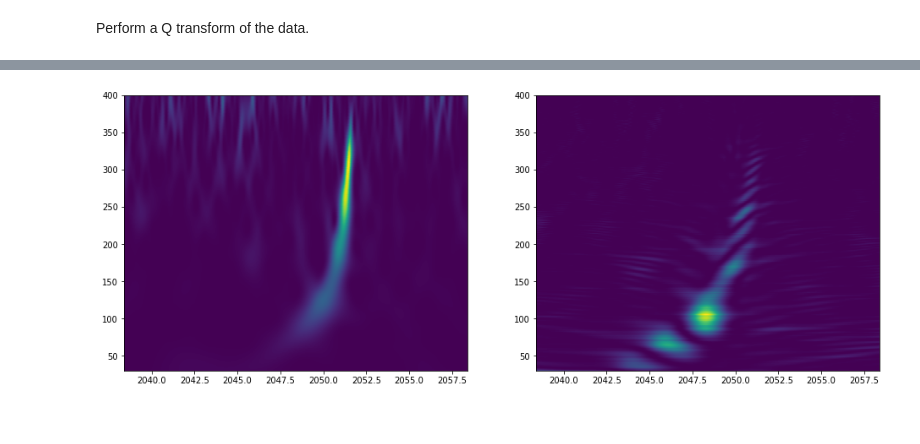
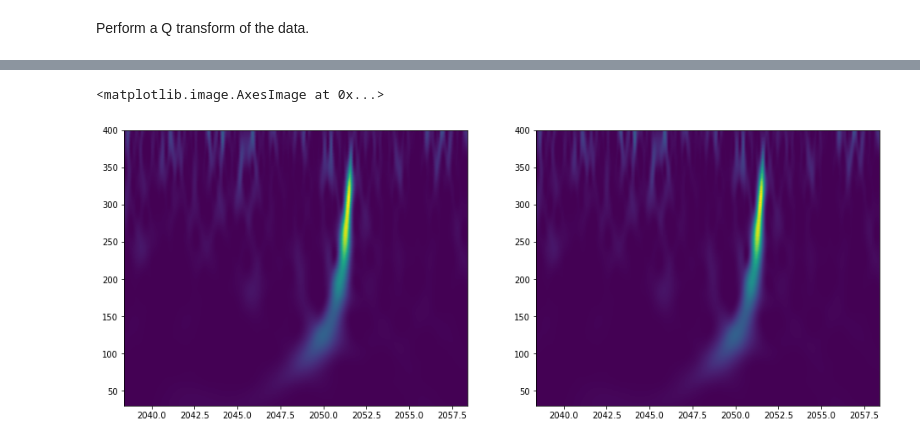
Before and after one commit to connor-mcisaac/gw_test, a Jupyter notebook: FFTonly/TimeFrequency.ipynb, the cells around one changed output, grey strips where cells are left out. Drawn from its saved outputs; the diff is of its cells as text; code cells hidden in the pictures.

```diff
--- a/FFTonly/TimeFrequency.ipynb
+++ b/FFTonly/TimeFrequency.ipynb
@@ -118,15 +119,17 @@ def slow_qtransform(x, y, qval, window, yeval):
     dx = x[1] - x[0]
     for i in range(0, len(yeval)):
         fi = yeval[i]
-        windowxp = qval/fi
-        windown = int(windowxp/dx)
+        windown = int(qval/(fi*dx))
         windowy = window(np.arange(windown), windown)
         windowy *= 1/np.sum(windowy)
         windowx = np.arange(windown)*dx
         windowyf = windowy * (np.cos(2*np.pi*fi*windowx) - 1j*np.sin(2*np.pi*fi*windowx))
+        windowyfi = windowyf*1j
         qpre = np.correlate(y, windowyf, mode='full')
+        qprei = np.correlate(y, windowyfi, mode='full')
         cut = int(np.floor(windown/2))
-        q[:, i] = qpre[cut-1+windown%2:-cut]*np.conj(qpre[cut-1+windown%2:-cut])
+        q[:, i] = (qpre[cut-1+windown%2:-cut]*np.conj(qpre[cut-1+windown%2:-cut]) +
+                   qprei[cut-1+windown%2:-cut]*np.conj(qprei[cut-1+windown%2:-cut]))
     return np.real(q)
 
 
@@ -134,27 +137,36 @@ def fast_qtransform(x, y, qval, window, yeval):
     q = np.zeros((len(x), len(yeval)), dtype='complex')
     dx = x[1] - x[0]
     num = len(x)
-    freqs = np.fft.rfftfreq(num, dx)
-    yft = np.fft.rfft(y)
+    freqs = np.fft.fftfreq(num, dx)
+    yft = np.fft.fft(y) * dx
     for i in range(0, len(yeval)):
         fi = yeval[i]
         shift = int(fi/(freqs[1]-freqs[0]))
+        nstart = (num + num%2)/2
         yfti = np.zeros((len(yft)), dtype='complex')
-        yfti[0:-shift] += yft[shift:]
-        windown = int(qval/(fi*dx))
+        yfti[0:nstart-shift] += yft[shift:nstart]
+        yfti[nstart:-shift] += yft[nstart+shift:]
+        yfti[-shift:] += yft[:shift]
+        windown = int(qval/(fi*dx)) - int(qval/(fi*dx))%2
         windowy = np.zeros((num), dtype='float')
-        windowy[:windown] += window(np.arange(windown), windown)
-        windowft = np.fft.rfft(windowy)*dx
-        qft = yfti*np.conj(windowft)
-        q0 = np.fft.irfft(qft)*(freqs[1]-freqs[0])*num
-        q[:, i] = q0*np.conj(q0)
+        windowy[:windown/2] += window(windown/2 + np.arange(windown/2), windown)
+        windowy[-windown/2:] += window(np.arange(windown/2), windown)
+        windowy *= 1./np.sum(windowy)
+        windowft = np.fft.fft(windowy)*dx
+        windowfti = 1j*windowft
+        qft = np.fft.ifft(yfti*np.conj(windowft))*(freqs[1]-freqs[0])*num
+        qfti = np.fft.ifft(yfti*np.conj(windowfti))*(freqs[1]-freqs[0])*num
+        q[:, i] = qft*np.conj(qft) + qfti*np.conj(qfti)
     return np.real(q)
 
 f1, f2 = 30, 400
 feval = np.geomspace(f1, f2, endpoint=True, num=500)
-#feval = np.linspace(f1, f2, endpoint=True, num=100)
+time0 = time.time()
 qslow = slow_qtransform(ts, strain, 5, Hann, feval)
+print('slow_qtransform took ' + str(time.time() - time0) + ' seconds')
+time0 = time.time()
 qfast = fast_qtransform(ts, strain, 5, Hann, feval)
+print('fast_qtransform took ' + str(time.time() - time0) + ' seconds')
 plt.figure(figsize=(16, 6))
 plt.subplot(1, 2, 1)
 plt.imshow(np.transpose(qslow[int(9.7*fs):-int(9.8*fs), :]),
@@ -167 +180,2 @@ plt.imshow(np.transpose(qfast[int(9.7*fs):-int(9.8*fs), :]),
+<matplotlib.image.AxesImage at 0x...>
-[figure, old version]
+[figure, new version]
```
Also changed, not shown: parts of 3 cells of this notebook.
